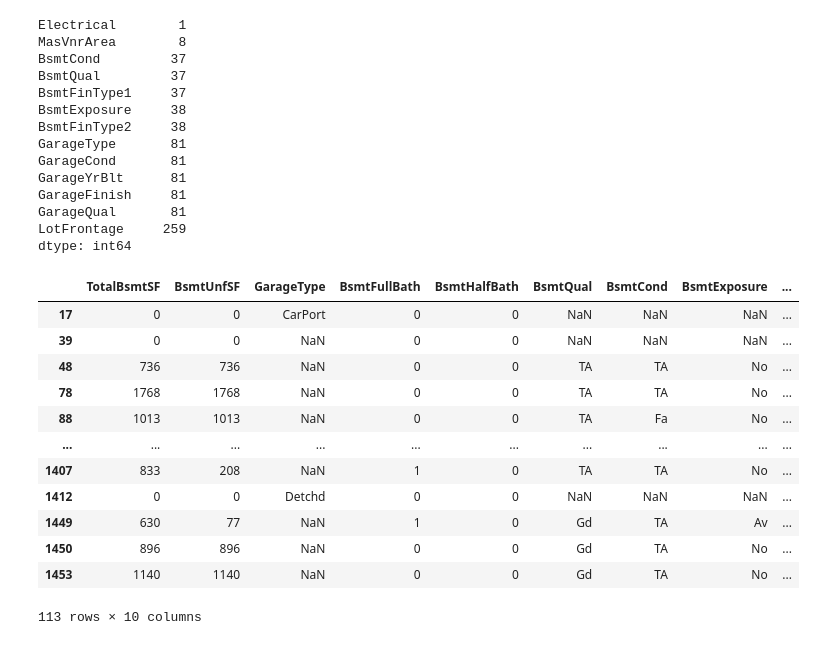
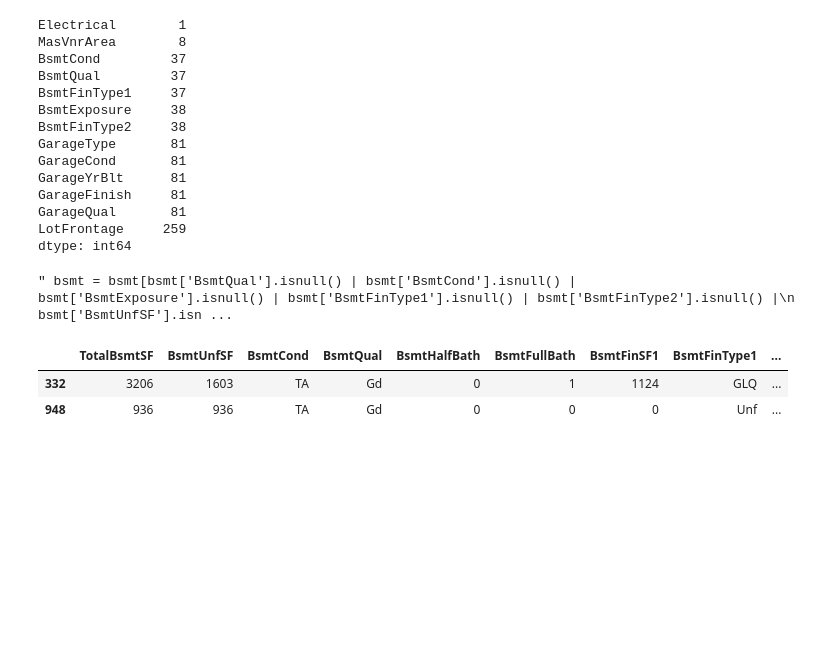
Before and after one commit to Albe036/ML-house-prices, a Jupyter notebook: notebooks/eda_01.ipynb, the cells around one changed output. Cells and saved outputs as stored; diff of their text form; code cells hidden in the pictures; blank space fills up the shorter version.

Commit message:
misssing data: bsmtExposure, finSF1, finSF2, type1, type2 basement

```diff
--- a/notebooks/eda_01.ipynb
+++ b/notebooks/eda_01.ipynb
@@ -91,33 +91,47 @@ dtype: int64
 df_train['Electrical'] = df_train['Electrical'].fillna(df_train['Electrical'].mode()[0])
 #MasVnrArea: Área de revestimiento de mampostería en pies cuadrados.
 df_train['MasVnrArea'] = df_train['MasVnrArea'].fillna(0)
+#TotalBsmtSF: Metros cuadrados totales del sótano. --> (0 = no tiene sótano)
+#BsmtUnfSF: Metros cuadrados del sótano sin terminar. --> (0 != tiene sótano || 0 != tiene sótano sin terminar)
 #BsmtQual: Evalúa la altura del sótano.
 #BsmtCond: Evalúa la condición general del sótano.
+#GarageType: La ubicación del garaje. --> ( Basment VALOR DE INTERES)
 #BsmtExposure: Refleja la cantidad de exposición al sótano al aire exterior.
 #BsmtFinType1: Evaluación del tipo de acabado del sótano.
 #BsmtFinType2: Evaluación del tipo de acabado del sótano (si hay dos tipos).
-#BsmtUnfSF: Metros cuadrados del sótano sin terminar. --> Analizar!!!
-#TotalBsmtSF: Metros cuadrados totales del sótano. --> (Diferente de 0 VALOR DE INTERES)
 #BsmtFullBath: Número de baños completos en el sótano. --> (Diferente de 0 VALOR DE INTERES)
 #BsmtHalfBath: Número de medios baños en el sótano. --> (Diferente de 0 VALOR DE INTERES)
 #FireplaceQu: La calidad de la chimenea. (DELETED)
-#GarageType: La ubicación del garaje. --> ( Basment VALOR DE INTERES)
-bsmt = df_train[['TotalBsmtSF', 'BsmtUnfSF', 'GarageType', 'BsmtFullBath', 'BsmtHalfBath', 'BsmtQual', 'BsmtCond', 'BsmtExposure', 'BsmtFinType1', 'BsmtFinType2']]
-bsmt = bsmt[bsmt['BsmtQual'].isnull() | bsmt['BsmtCond'].isnull() | bsmt['BsmtExposure'].isnull() | bsmt['BsmtFinType1'].isnull() | bsmt['BsmtFinType2'].isnull() |
-            bsmt['BsmtUnfSF'].isnull() | bsmt['TotalBsmtSF'].isnull() | bsmt['BsmtFullBath'].isnull() | bsmt['BsmtHalfBath'].isnull() |  bsmt['GarageType'].isnull()]
-#bsmt = bsmt[bsmt['BsmtQual'].isnull()]
-bsmt
+""" bsmt = df_train[['TotalBsmtSF', 'BsmtUnfSF', 'BsmtQual', 'GarageType', 'BsmtFullBath', 'BsmtHalfBath', 'BsmtCond', 'BsmtExposure', 'BsmtFinType1', 'BsmtFinType2']] """
+""" bsmt = bsmt[bsmt['BsmtQual'].isnull() | bsmt['BsmtCond'].isnull() | bsmt['BsmtExposure'].isnull() | bsmt['BsmtFinType1'].isnull() | bsmt['BsmtFinType2'].isnull() |
+            bsmt['BsmtUnfSF'].isnull() | bsmt['TotalBsmtSF'].isnull() | bsmt['BsmtFullBath'].isnull() | bsmt['BsmtHalfBath'].isnull() | (bsmt['GarageType'] == 'Basment')] """
 # %% [output]
-|  | TotalBsmtSF | BsmtUnfSF | GarageType | BsmtFullBath | BsmtHalfBath | BsmtQual | BsmtCond | BsmtExposure | ... |
-| 17 | 0 | 0 | CarPort | 0 | 0 | NaN | NaN | NaN | ... |
-| 39 | 0 | 0 | NaN | 0 | 0 | NaN | NaN | NaN | ... |
-| 48 | 736 | 736 | NaN | 0 | 0 | TA | TA | No | ... |
-| 78 | 1768 | 1768 | NaN | 0 | 0 | TA | TA | No | ... |
-| 88 | 1013 | 1013 | NaN | 0 | 0 | TA | Fa | No | ... |
-| ... | ... | ... | ... | ... | ... | ... | ... | ... | ... |
-| 1407 | 833 | 208 | NaN | 1 | 0 | TA | TA | No | ... |
-| 1412 | 0 | 0 | Detchd | 0 | 0 | NaN | NaN | NaN | ... |
-| 1449 | 630 | 77 | NaN | 1 | 0 | Gd | TA | Av | ... |
-| 1450 | 896 | 896 | NaN | 0 | 0 | Gd | TA | No | ... |
-| 1453 | 1140 | 1140 | NaN | 0 | 0 | Gd | TA | No | ... |
-113 rows × 10 columns
+" bsmt = bsmt[bsmt['BsmtQual'].isnull() | bsmt['BsmtCond'].isnull() | bsmt['BsmtExposure'].isnull() | bsmt['BsmtFinType1'].isnull() | bsmt['BsmtFinType2'].isnull() |\n            bsmt['BsmtUnfSF'].isn ...
+# %%
+cond_not_basement = (df_train['TotalBsmtSF'] == 0) & (df_train['BsmtUnfSF'] == 0)
+#BsmtCond: Evalúa la condición general del sótano. -> (NA) no tiene sótano
+#BsmtQual: Evalúa la altura del sótano. -> (NA) no tiene sótano
+##BsmtFinType1: Evaluación del tipo de acabado del sótano. -> (NA) no tiene sótano
+#BsmtExposure: Refleja la cantidad de exposición al sótano al aire exterior. -> (NA) no tiene sótano
+#BsmtFinType2: Evaluación del tipo de acabado del sótano (si hay dos tipos). -> (NA) no tiene sótano
+#BsmtHalfBath: Número de medios baños en el sótano.
+#BsmtFullBath: Número de baños completos en el sótano.
+cols_not_basement = ['BsmtCond', 'BsmtQual', 'BsmtFinType1', 'BsmtExposure', 'BsmtFinType2']
+df_train.loc[cond_not_basement, cols_not_basement] = df_train.loc[cond_not_basement, cols_not_basement].fillna('NA')
+
+cond_no_exposuse = (df_train['TotalBsmtSF'] > 0) & (df_train['BsmtUnfSF'] == 0)
+
+
+""" cond_unf_basement = (df_train['TotalBsmtSF'] > 0) & (df_train['BsmtUnfSF'] > 0)
+#BsmtExposure: Refleja la cantidad de exposición al sótano al aire exterior. -> (NA) no tiene sótano y (No) no tiene exposición
+df_train.loc[cond_unf_basement, 'BsmtExposure'] = df_train.loc[cond_unf_basement, 'BsmtExposure'].fillna('No') """
+
+
+
+
+bsmt = df_train[['TotalBsmtSF', 'BsmtUnfSF', 'BsmtCond', 'BsmtQual', 'BsmtHalfBath', 'BsmtFullBath', 'BsmtFinSF1', 'BsmtFinType1', 'BsmtExposure', 'BsmtFinSF2', 'BsmtFinType2']]
+bsmt[(bsmt['BsmtFinType1'].isnull()) | (bsmt['BsmtFinType2'].isnull()) | (bsmt['BsmtExposure'].isnull())]
+# %% [output]
+|  | TotalBsmtSF | BsmtUnfSF | BsmtCond | BsmtQual | BsmtHalfBath | BsmtFullBath | BsmtFinSF1 | BsmtFinType1 | ... |
+| 332 | 3206 | 1603 | TA | Gd | 0 | 1 | 1124 | GLQ | ... |
+| 948 | 936 | 936 | TA | Gd | 0 | 0 | 0 | Unf | ... |
```
